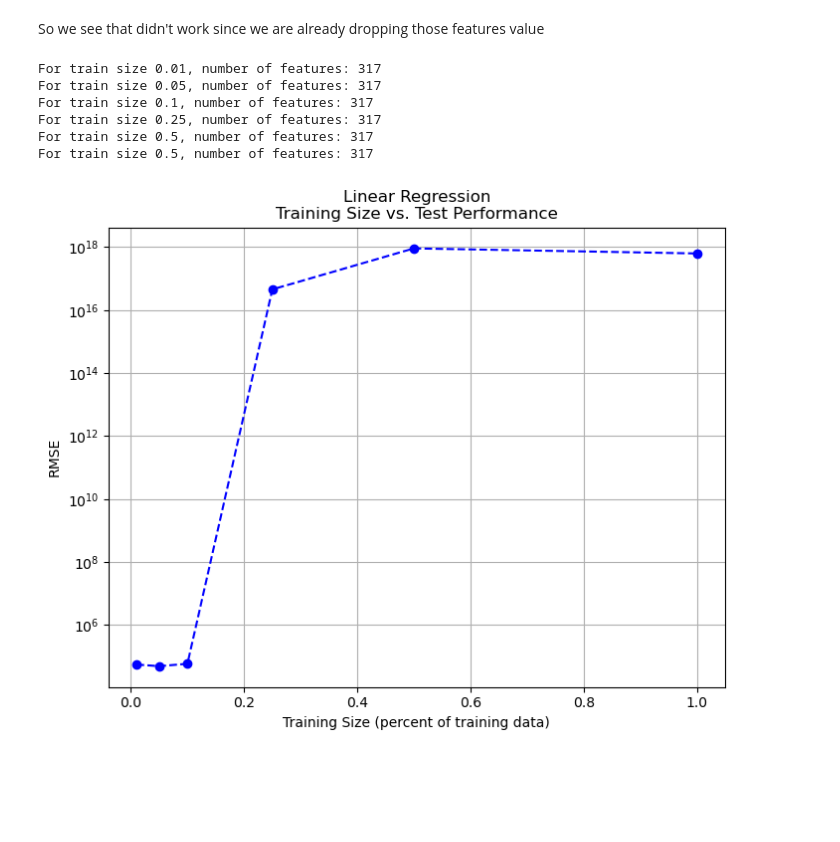
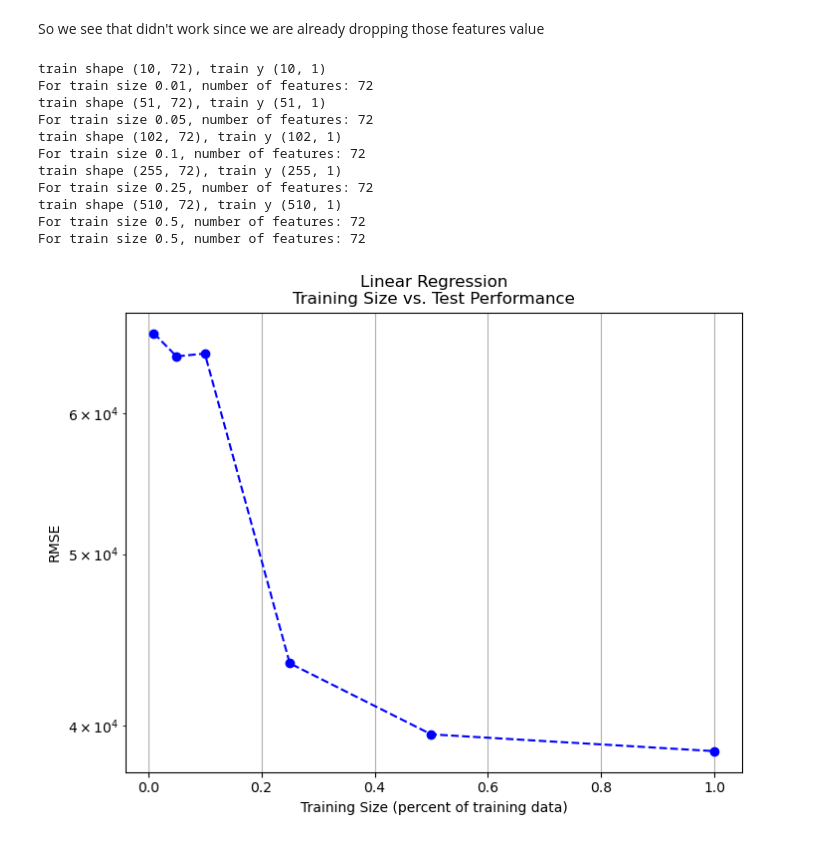
Before and after one commit to noelmrowiec/CS441, a Jupyter notebook: final_project/final_project.ipynb, the cells around one changed output. Saved outputs shown, nothing was run; the diff lists cells and outputs as text; code cells hidden in the pictures; blank space fills up the shorter version.

```diff
--- a/final_project/final_project.ipynb
+++ b/final_project/final_project.ipynb
@@ -192,0 +214,17 @@ The min RSME is 41417.29104034353 for 180 number of features
+# %%
+#using the ideal number of features to perform testing
+best_num_features = features[best_features_index]
+
+feature_selection = SelectKBest(score_func=f_regression, k=best_num_features)
+feature_selection.fit(train_X_stand, train_Y.flatten())
+
+train_X_best_features = feature_selection.transform(train_X_stand)
+test_X_best_features  = feature_selection.transform(test_X_stand)
+
+lr = LinearRegression().fit(train_X_best_features, train_Y.flatten())
+
+y_pred = lr.predict(test_X_best_features)
+
+rmse = np.sqrt(mean_squared_error(test_Y.flatten(), y_pred))
+
+print(f"For testing our linear regression model with {best_num_features} features, the RSME is {rmse:.2f}")
@@ -233,46 +268,73 @@ So we see that didn't work since we are already dropping those features value
 # %%
 from sklearn.model_selection import train_test_split
 import matplotlib.pyplot as plt
 
 rmse_list = []
 
 # Evaluate models with different training sizes
 training_sizes = [0.01, 0.05, 0.1, 0.25, 0.5]
 for size in training_sizes:
-    X_train_small, _, y_train_small, _ = train_test_split(train_X_stand, train_Y, train_size=size, random_state=0)
-    model = LinearRegression()
-    model.fit(X_train_small, y_train_small)
-    print(f"For train size {size}, number of features: {model.n_features_in_}")
+    best_num_features = features[best_features_index]
+
+    X_train_small, _, y_train_small, _  = train_test_split(train_X_stand, train_Y, train_size=size, random_state=0)
+    feature_selection = SelectKBest(score_func=f_regression, k=best_num_features)
+    feature_selection.fit(X_train_small, y_train_small.flatten())
+
+    train_X_best_features = feature_selection.transform(X_train_small)
+    test_X_best_features  = feature_selection.transform(test_X_stand)
+
+    print(f"train shape {train_X_best_features.shape}, train y {y_train_small.shape}")
+    lr = LinearRegression().fit(train_X_best_features, y_train_small.flatten())
+
+    y_pred = lr.predict(test_X_best_features)
+
+    print(f"For train size {size}, number of features: {lr.n_features_in_}")
     # np.savetxt(f"linear_regression_output/coef_{size}.txt", np.round(model.coef_, 1), delimiter=",")
     # print(f"model y-intercet: {model.intercept_}")
-    y_pred = model.predict(test_X_stand)
+    y_pred = lr.predict(test_X_best_features)
     rmse = np.sqrt(mean_squared_error(test_Y, y_pred))
     rmse_list.append(rmse)
 
 #100% of data. Do it apart from above since cannot split 100% of data
-lr = LinearRegression().fit(train_X_stand, train_Y)
-print(f"For train size {size}, number of features: {model.n_features_in_}")
-# np.savetxt(f"linear_regression_output/coef_{1}.txt", np.round(model.coef_, 1), delimiter=",")
+best_num_features = features[best_features_index]
+
+feature_selection = SelectKBest(score_func=f_regression, k=best_num_features)
+feature_selection.fit(train_X_stand, train_Y.flatten())
+
+train_X_best_features = feature_selection.transform(train_X_stand)
+test_X_best_features  = feature_selection.transform(test_X_stand)
+
+lr = LinearRegression().fit(train_X_best_features, train_Y.flatten())
+
+y_pred = lr.predict(test_X_best_features)
+
+print(f"For train size {size}, number of features: {lr.n_features_in_}")
+# np.savetxt(f"linear_regression_output/coef_{size}.txt", np.round(model.coef_, 1), delimiter=",")
 # print(f"model y-intercet: {model.intercept_}")
-y_pred = lr.predict(test_X_stand)
-# Calculate RMSE
-rmse_list.append(np.sqrt(mean_squared_error(test_Y, y_pred)))
+y_pred = lr.predict(test_X_best_features)
+rmse = np.sqrt(mean_squared_error(test_Y, y_pred))
+rmse_list.append(rmse)
 training_sizes.append(1)        #add the 100%
 
 # Create a plot
 plt.figure(figsize=(8, 6))
 plt.plot(training_sizes, rmse_list, marker="o", linestyle="--", color="b")
 plt.yscale('log')
 plt.xlabel("Training Size (percent of training data)")
 plt.ylabel("RMSE")
 plt.title("Linear Regression\nTraining Size vs. Test Performance")
 plt.grid(True)
 plt.show()
 # %% [output]
-For train size 0.01, number of features: 317
-For train size 0.05, number of features: 317
-For train size 0.1, number of features: 317
-For train size 0.25, number of features: 317
-For train size 0.5, number of features: 317
-For train size 0.5, number of features: 317
+train shape (10, 72), train y (10, 1)
+For train size 0.01, number of features: 72
+train shape (51, 72), train y (51, 1)
+For train size 0.05, number of features: 72
+train shape (102, 72), train y (102, 1)
+For train size 0.1, number of features: 72
+train shape (255, 72), train y (255, 1)
+For train size 0.25, number of features: 72
+train shape (510, 72), train y (510, 1)
+For train size 0.5, number of features: 72
+For train size 0.5, number of features: 72
-[figure, old version]
+[figure, new version]
```
Also changed, not shown: parts of 6 cells of this notebook.
